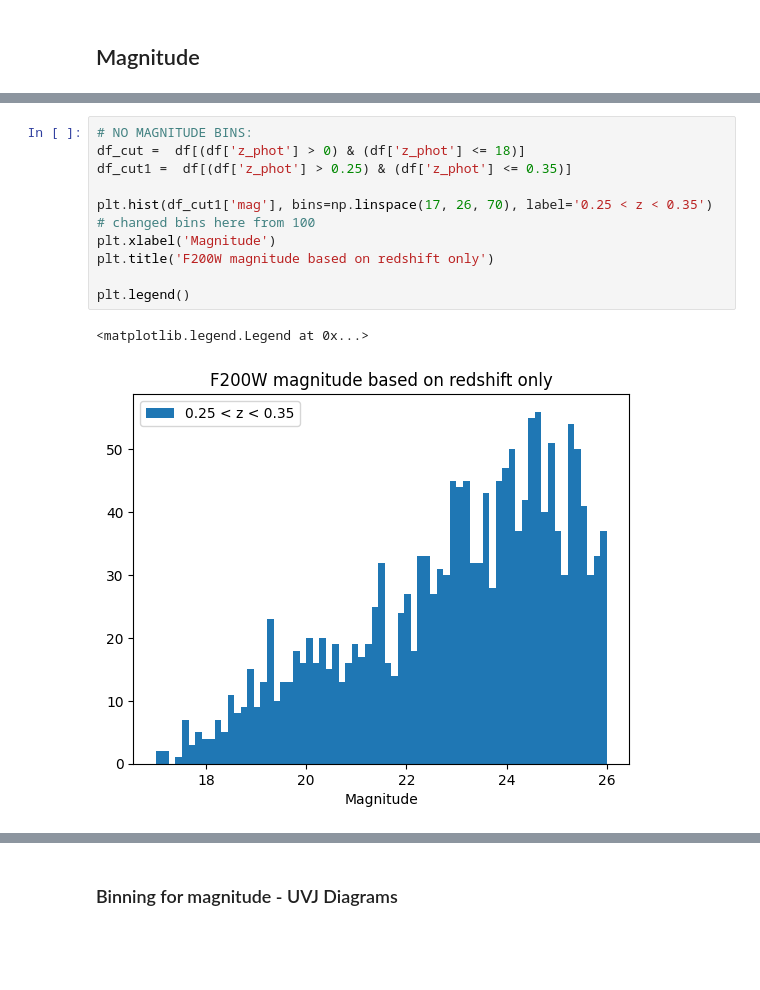
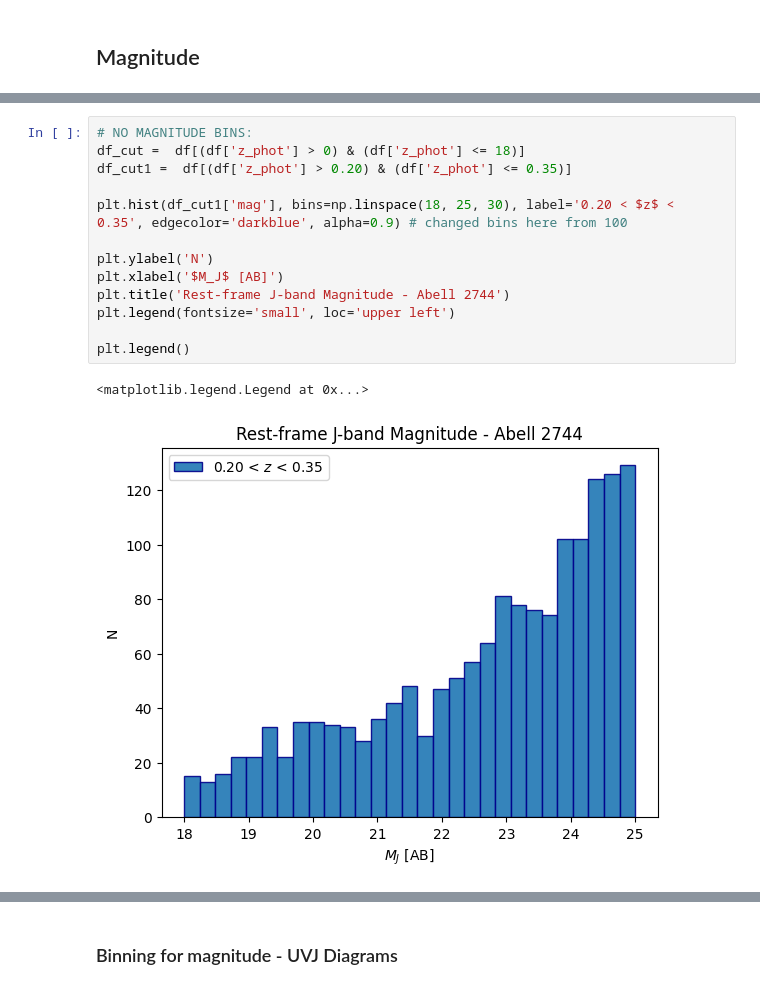
Before and after one commit to mayamerch/block-3-project, a Jupyter notebook: abell 2744.ipynb, the cells around one changed output, grey strips where cells are left out. Saved outputs shown, nothing was run; the diff lists cells and outputs as text; blank space fills up the shorter version.

Commit message:
LF and cleaning plots

```diff
--- a/abell 2744.ipynb
+++ b/abell 2744.ipynb
@@ -569,14 +570,17 @@ plt.legend()
 # %%
 # NO MAGNITUDE BINS:
 df_cut =  df[(df['z_phot'] > 0) & (df['z_phot'] <= 18)]
-df_cut1 =  df[(df['z_phot'] > 0.25) & (df['z_phot'] <= 0.35)]
+df_cut1 =  df[(df['z_phot'] > 0.20) & (df['z_phot'] <= 0.35)]
 
-plt.hist(df_cut1['mag'], bins=np.linspace(17, 26, 70), label='0.25 < z < 0.35') # changed bins here from 100
-plt.xlabel('Magnitude')
-plt.title('F200W magnitude based on redshift only')
+plt.hist(df_cut1['mag'], bins=np.linspace(18, 25, 30), label='0.20 < $z$ < 0.35', edgecolor='darkblue', alpha=0.9) # changed bins here from 100
+
+plt.ylabel('N')
+plt.xlabel('$M_J$ [AB]')
+plt.title('Rest-frame J-band Magnitude - Abell 2744')
+plt.legend(fontsize='small', loc='upper left')
 
 plt.legend()
 # %% [output]
 <matplotlib.legend.Legend at 0x...>
-[figure, old version]
+[figure, new version]
 # %%
```
Also changed, not shown: parts of 13 cells of this notebook.
